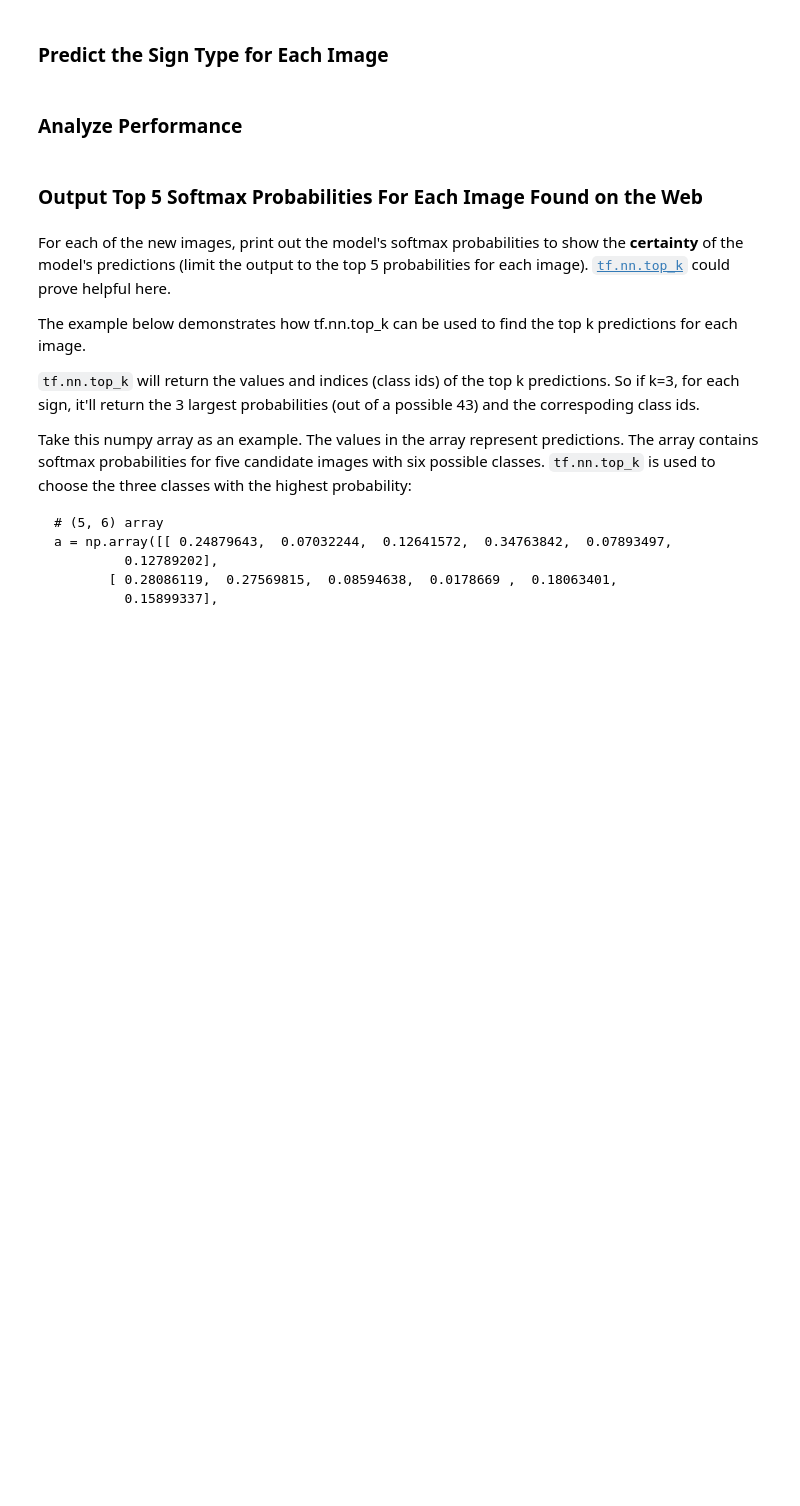
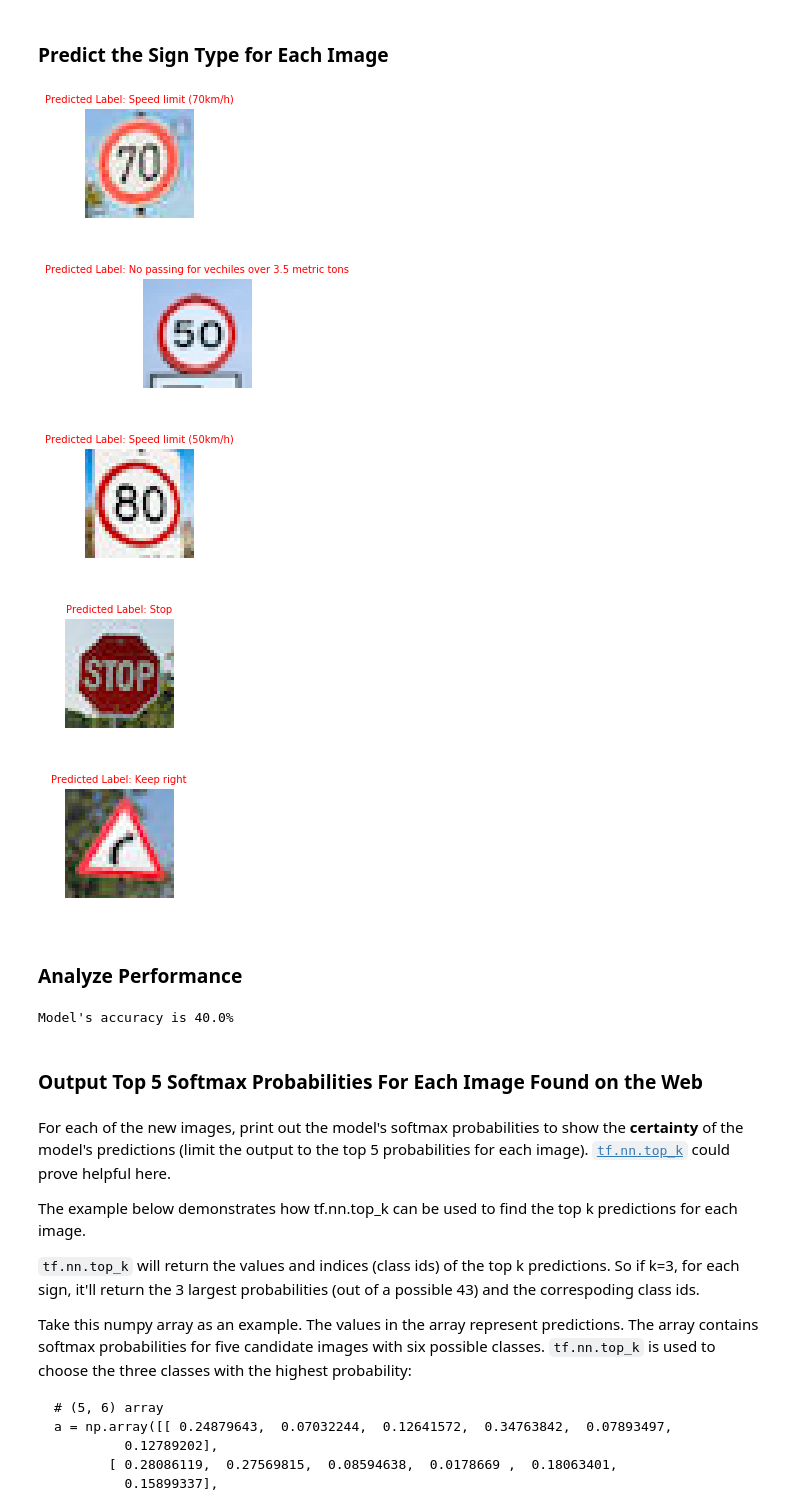
Before and after one commit to joelpou/traffic-sign-classifier, a Jupyter notebook: Traffic_Sign_Classifier.ipynb, the cells around one changed output. Saved outputs shown, nothing was run; the diff lists cells and outputs as text; code cells hidden in the pictures; blank space fills up the shorter version.

```diff
--- a/Traffic_Sign_Classifier.ipynb
+++ b/Traffic_Sign_Classifier.ipynb
@@ -440,8 +485,53 @@ You may find `signnames.csv` useful as it contains mappings from the class id (i
+# %%
+### Run the predictions here.
+### Feel free to use as many code cells as needed.
+
+labels = ['Speed limit (20km/h)', 'Speed limit (30km/h)', 'Speed limit (50km/h)', 'Speed limit (60km/h)',
+          'Speed limit (70km/h)', 'Speed limit (80km/h)', 'End of speed limit (80km/h)', 'Speed limit (100km/h)',
+          'Speed limit (120km/h)', 'No passing', 'No passing for vechiles over 3.5 metric tons',
+          'Right-of-way at the next intersection', 'Priority road', 'Yield', 'Stop', 'No vechiles',
+          'Vechiles over 3.5 metric tons prohibited', 'No entry', 'General caution', 'Dangerous curve to the left',
+          'Dangerous curve to the right', 'Double curve', 'Bumpy road', 'Slippery road', 'Road narrows on the right',
+          'Road work', 'Traffic signals', 'Pedestrians', 'Children crossing', 'Bicycles crossing',
+          'Beware of ice/snow', 'Wild animals crossing', 'End of all speed and passing limits', 'Turn right ahead',
+          'Turn left ahead', 'Ahead only', 'Go straight or right', 'Go straight or left', 'Keep right', 'Keep left',
+          'Roundabout mandatory', 'End of no passing', 'End of no passing by vechiles over 3.5 metric tons']
+
+predictLogits = sess.run(logits, feed_dict={x:imgTests, keep_prob:0.5})
+predictLabels = np.argmax(predictLogits, axis=1)
+
+for i in range(len(imgNames)):
+    image = mpimg.imread(imgDir + imgNames[i])
+    plt.figure(figsize=(2,2))
+    plt.imshow(image)
+    plt.axis('off')
+    plt.title("Predicted Label: " + labels[predictLabels[i]], fontsize=10, color='red')
+# %% [output]
+[figure, added]
+[figure, added]
+[figure, added]
+[figure, added]
+[figure, added]
 # %% [markdown]
 ### Analyze Performance
 # %%
 ### Calculate the accuracy for these 5 new images.
 ### For example, if the model predicted 1 out of 5 signs correctly, it's 20% accurate on these new images.
+
+#class id hardcoded list gotten from signames.csv
+cid = [4, 2, 5, 14, 20]
+cnt = 0.0
+
+# print(predictLabels)
+# print(cid)
+
+for i in range(len(cid)):
+    if predictLabels[i] == cid[i]:
+        cnt += 1
+
+print("Model's accuracy is " + repr(cnt/5*100) + "%" )
+# %% [output]
+Model's accuracy is 40.0%
 # %% [markdown]
 ### Output Top 5 Softmax Probabilities For Each Image Found on the Web
 # %% [markdown]
```
Also changed, not shown: parts of 10 cells of this notebook, 12 other files.
